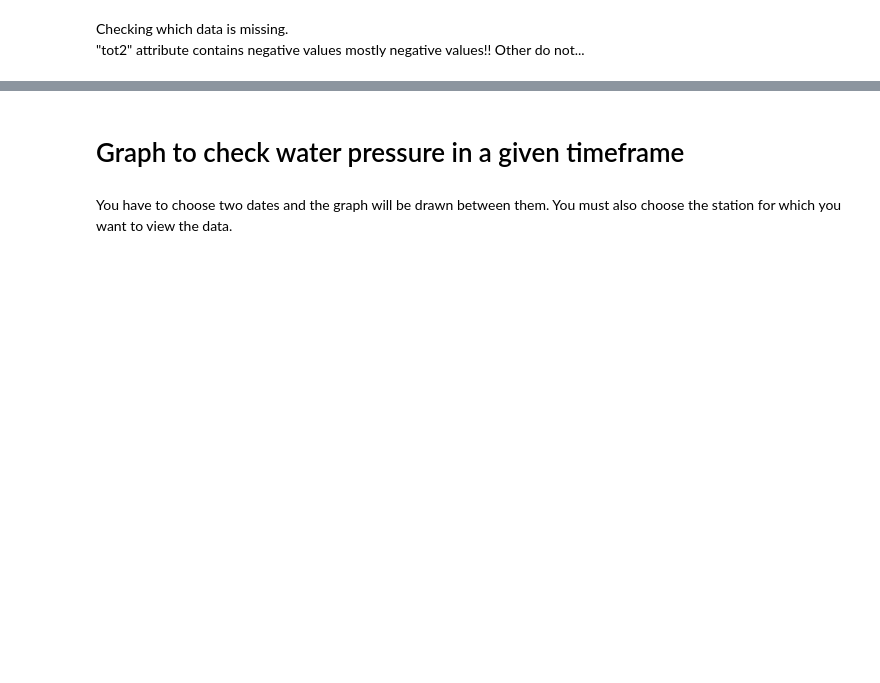
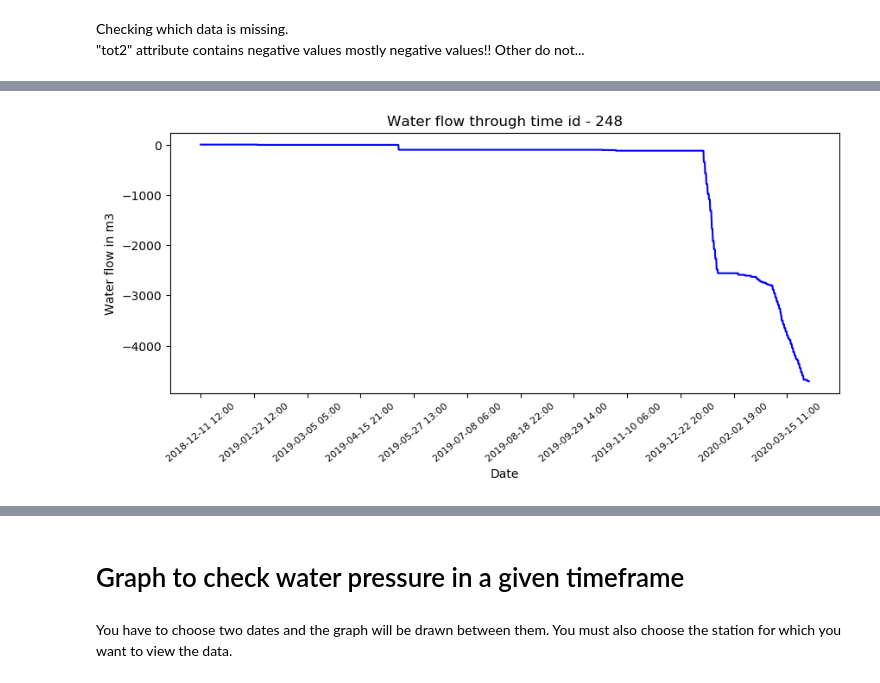
Before and after one commit to Zan-23/IJS_water_loss, a Jupyter notebook: notebooks/Intial data analysis.ipynb, the cells around one changed output, grey strips where cells are left out. Saved outputs shown, nothing was run; the diff lists cells and outputs as text; code cells hidden in the pictures; blank space fills up the shorter version.

```diff
--- a/notebooks/Intial data analysis.ipynb
+++ b/notebooks/Intial data analysis.ipynb
@@ -163,0 +287,7 @@ plt.show()
+# %%
+y_axis_tot2_249 = data_249_by_hour[["tot2"]].to_numpy()
+y_axis_tot2_248 = data_248_by_hour[["tot2"]].to_numpy()
+# %%
+draw_x_y__water_graph(timestamp_data_248, y_axis_tot2_248, 248)
+# %% [output]
+[figure, added]
```
Also changed, not shown: parts of 24 cells of this notebook, 1 other file.
